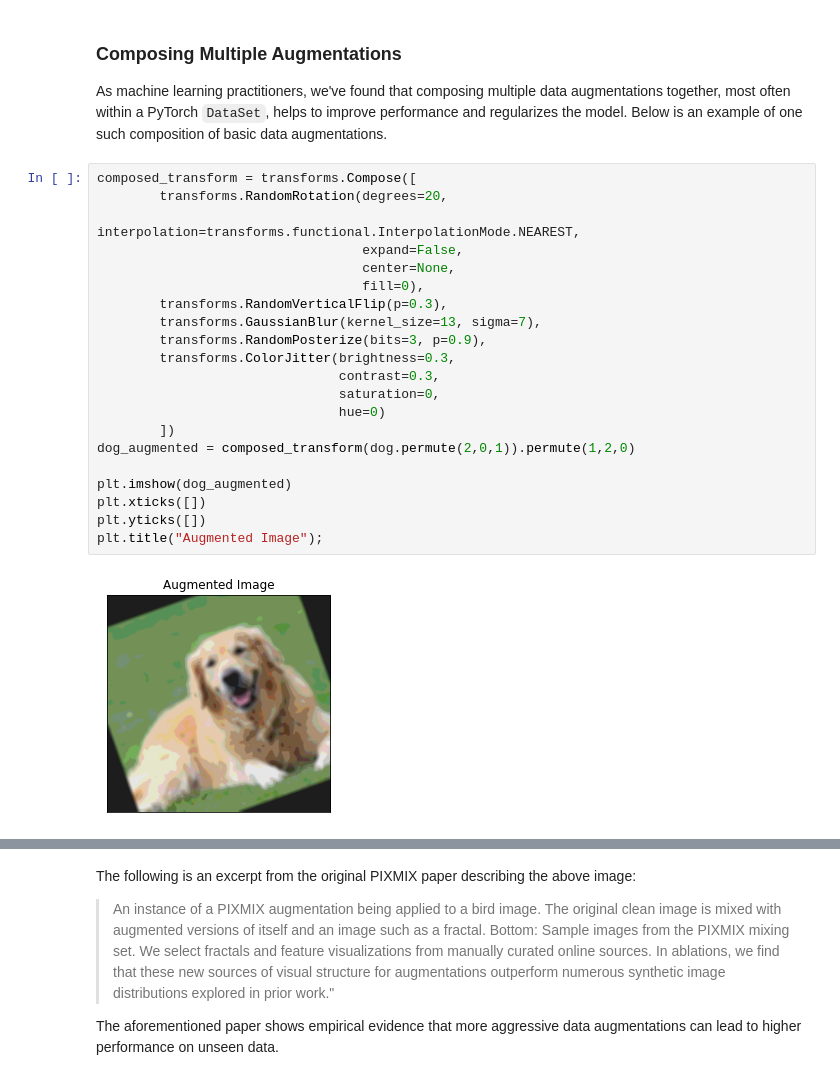
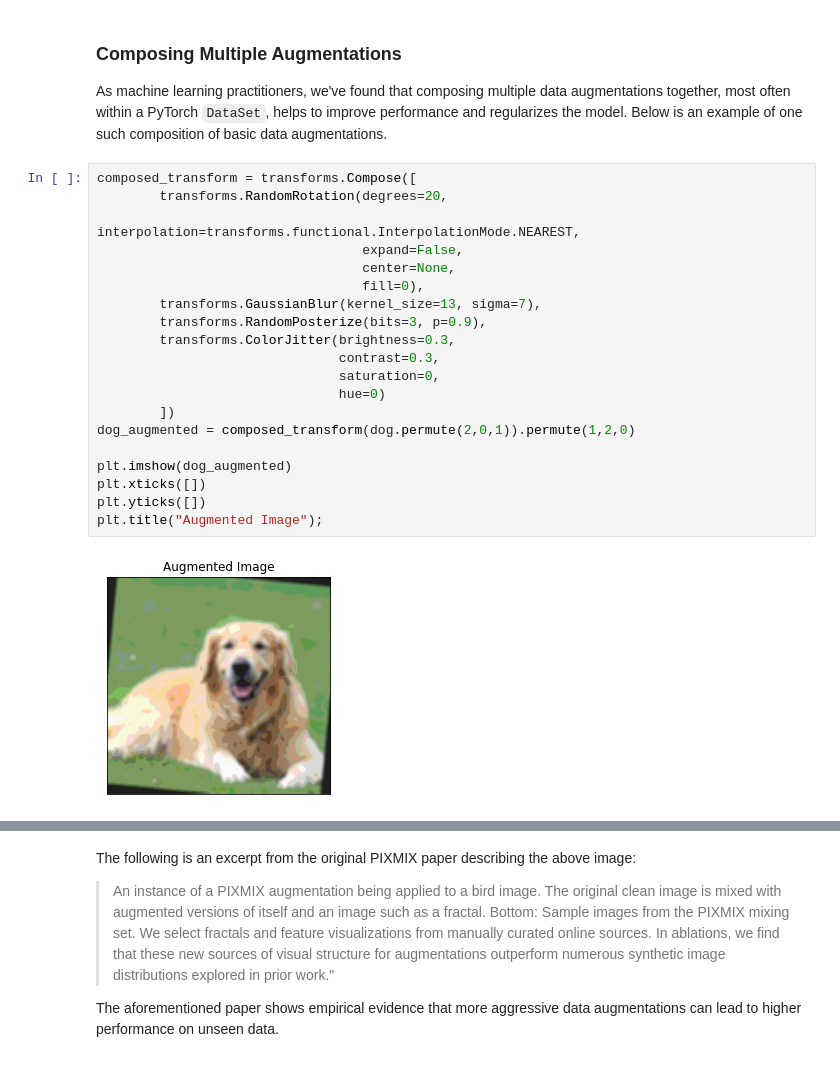
Before and after one commit to willfurtado/cs182demo, a Jupyter notebook: demo9_data_augmentation.ipynb, the cells around one changed output, grey strips where cells are left out. Drawn from its saved outputs; the diff is of its cells as text.

```diff
--- a/demo9_data_augmentation.ipynb
+++ b/demo9_data_augmentation.ipynb
@@ -178,26 +201,25 @@ As machine learning practitioners, we've found that composing multiple data augm
 # %%
 composed_transform = transforms.Compose([
         transforms.RandomRotation(degrees=20,
                                   interpolation=transforms.functional.InterpolationMode.NEAREST,
                                   expand=False,
                                   center=None,
                                   fill=0),
-        transforms.RandomVerticalFlip(p=0.3),
         transforms.GaussianBlur(kernel_size=13, sigma=7),
         transforms.RandomPosterize(bits=3, p=0.9),
         transforms.ColorJitter(brightness=0.3,
                                contrast=0.3,
                                saturation=0,
                                hue=0)
         ])
 dog_augmented = composed_transform(dog.permute(2,0,1)).permute(1,2,0)
 
 plt.imshow(dog_augmented)
 plt.xticks([])
 plt.yticks([])
 plt.title("Augmented Image");
 # %% [output]
-[figure, old version]
+[figure, new version]
 # %% [markdown]
 ### More Aggressive Data Augmentations
 
```
Also changed, not shown: parts of 10 cells of this notebook.
